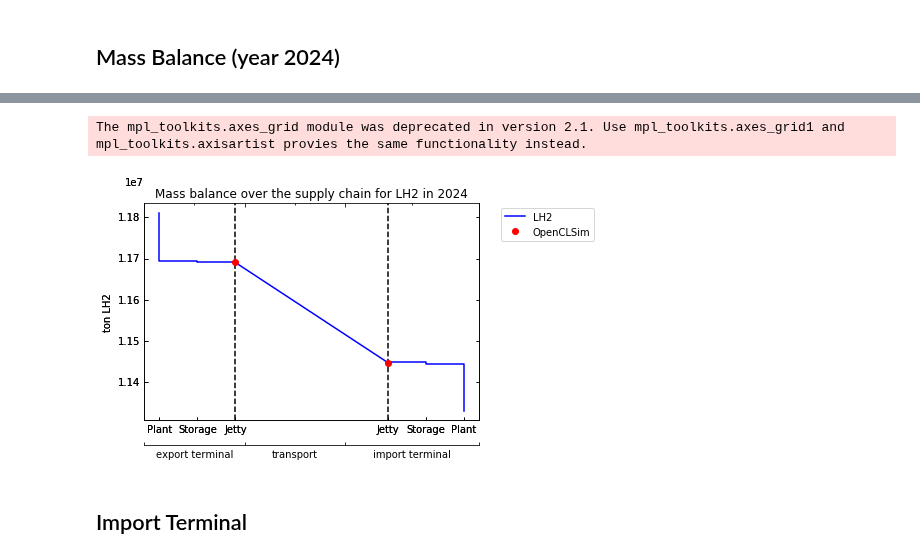
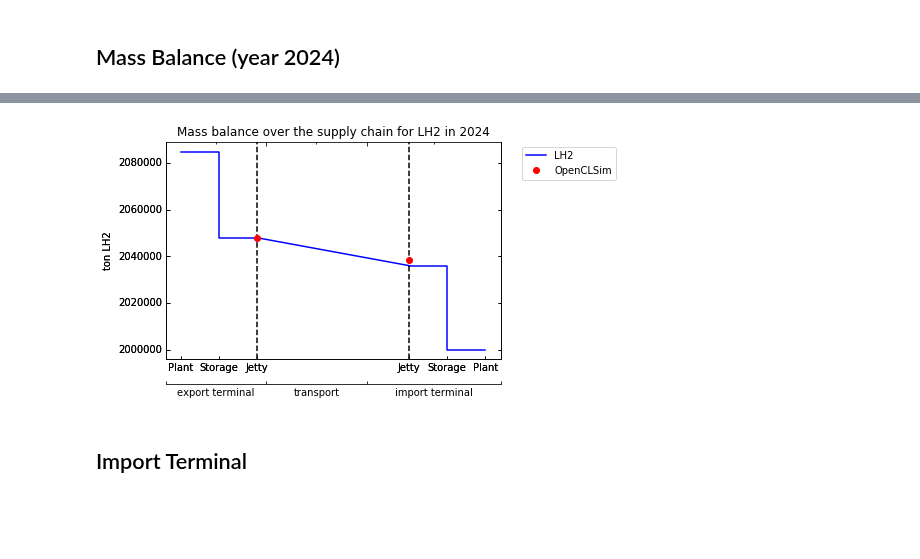
Before and after one commit to TUDelft-CITG/OpenTISim, a Jupyter notebook: notebooks/Example 06 - Supply Chain Export to Import.ipynb, the cells around one changed output, grey strips where cells are left out. Drawn from its saved outputs; the diff is of its cells as text; code cells hidden in the pictures; blank space fills up the shorter version.

Commit message:
The full supply chain and the supply chain from export to import

```diff
--- a/notebooks/Example 06 - Supply Chain Export to Import.ipynb
+++ b/notebooks/Example 06 - Supply Chain Export to Import.ipynb
@@ -325,9 +389,9 @@ The export terminal is dimensioned on the demand that has to go in to the vessel
 supply = []
 for year in years:
     if year < 2025:
-        supply.append(supply1) #(2_000_000 H2)
+        supply.append(demand_export_out) #(2_000_000 H2)
     else:
-        supply.append(supply2) #(4_000_000 H2)
+        supply.append(demand_export_out) #(4_000_000 H2)
 
 throughput_from = pd.DataFrame({'year': years,
                      'volume': supply})
@@ -359,9 +423,9 @@ The import terminal is dimensioned on the demand that has to come out of the rec
 demand = []
 for year in years:
     if year < 2025:
-        demand.append(demand_carrier1) #(2_000_000 H2)
+        demand.append(demand_import_out) #(2_000_000 H2)
     else:
-        demand.append(demand_carrier2) #(4_000_000 H2)
+        demand.append(demand_import_out) #(4_000_000 H2)
 
 #demand = list(npml.repmat(20_000_000,1,len(years))[0])
 throughput_mid = pd.DataFrame({'year': years,
@@ -576,6 +652,10 @@ loadingtime_ship = ((vessel_defaults["call_size"]/vessel_defaults["pump_capacity
 unloadingtime_ship = ((vessel_defaults["call_size"]/vessel_defaults["pump_capacity"]) +vessel_defaults["mooring_time"])*60*60
 velocity_ship = vessel_defaults['avspeed']/3.6 # #25 km/h --> m/s
 losses_ship = vessel_defaults['losses']
+
+if carrier == 'MCH':
+    loadingtime_ship = 2*loadingtime_ship
+    unloadingtime_ship = 2*unloadingtime_ship
 # %% [markdown]
 # Run Terminals and Transport
 # %% [markdown]
@@ -1088,5 +1134,12 @@ Terminal: mid_site, year: 2021, throughput: 0.0
 # %% [markdown]
 ### Create dataframe openCLSim loop
+# %%
+#import terminal
+throughput_online_des, throughput_terminal_in_des ,throughput_online_jetty_in_des, throughput_online_stor_in_des, throughput_online_plant_in_des, throughput_planned, throughput_planned_jetty,throughput_planned_pipej, throughput_planned_storage, throughput_planned_plant, Demand,Demand_plant_in, Demand_storage_in, Demand_jetty_in  =  FG.nodes[supplychain.destination]['terminal'].throughput_elements(year)
+
+
+#export terminal
+throughput_online_or, throughput_terminal_in_or ,throughput_online_jetty_in_or, throughput_online_stor_in_or, throughput_online_plant_in_or, throughput_planned, throughput_planned_jetty,throughput_planned_pipej, throughput_planned_storage, throughput_planned_plant, Demand,Demand_plant_in, Demand_storage_in, Demand_jetty_in  = FG.nodes[supplychain.origin]['terminal'].throughput_elements(year)
 # %%
 df_openclsim = pd.DataFrame(dataframe_openclsim)
 # %% [markdown]
@@ -1095,29 +1240,26 @@ df_openclsim = pd.DataFrame(dataframe_openclsim)
 year = 2024
 
 #import terminal
-throughput_online_des,throughput_online_jetty_des, throughput_planned_des, throughput_planned_jetty_des, \
-            throughput_planned_pipej_des, throughput_planned_storage_des, throughput_planned_plant_des, Demand_des, \
-            Demand_plant_in_des, Demand_storage_in_des, Demand_jetty_in_des = \
-                FG.nodes[supplychain.destination]['terminal'].throughput_elements(year)
+throughput_online_des, throughput_terminal_in_des ,throughput_online_jetty_in_des, throughput_online_stor_in_des, throughput_online_plant_in_des, throughput_planned, throughput_planned_jetty,throughput_planned_pipej, throughput_planned_storage, throughput_planned_plant, Demand,Demand_plant_in, Demand_storage_in, Demand_jetty_in  =  FG.nodes[supplychain.destination]['terminal'].throughput_elements(year)
 
 #export terminal
-throughput_online, throughput_online_jetty, throughput_planned, throughput_planned_jetty, throughput_planned_pipej, throughput_planned_storage, throughput_planned_plant, Demand, Demand_plant_in, Demand_storage_in, Demand_jetty_in = FG.nodes[supplychain.origin]['terminal'].throughput_elements(year)
+throughput_online_or, throughput_terminal_in_or ,throughput_online_jetty_in_or, throughput_online_stor_in_or, throughput_online_plant_in_or, throughput_planned, throughput_planned_jetty,throughput_planned_pipej, throughput_planned_storage, throughput_planned_plant, Demand,Demand_plant_in, Demand_storage_in, Demand_jetty_in  = FG.nodes[supplychain.origin]['terminal'].throughput_elements(year)
 
 #export terminal
-plant_export_in = (throughput_online*(100+(conplant_loss+jetty_loss+storage_loss)))/100
-plant_export_out = (throughput_online*(100+(jetty_loss+storage_loss)))/100
-stor_export_in = (throughput_online*(100+(jetty_loss+storage_loss)))/100
-stor_export_out =(throughput_online*(100+(jetty_loss)))/100
-jetty_export_in = (throughput_online*(100+(jetty_loss)))/100
-jetty_export_out = (throughput_online*(100))/100
+plant_export_in = throughput_online_plant_in_or
+plant_export_out = throughput_online_stor_in_or
+stor_export_in = throughput_online_stor_in_or
+stor_export_out = throughput_online_jetty_in_or
+jetty_export_in = throughput_online_jetty_in_or
+jetty_export_out = throughput_online_or
 
 #import terminal
-jetty_import_in = (throughput_online_des*(100+(recplant_loss+storage_loss+jetty_loss)))/100
-jetty_import_out = (throughput_online_des*(100+(recplant_loss+storage_loss)))/100
-stor_import_in = (throughput_online_des*(100+(recplant_loss+storage_loss)))/100
-stor_import_out = (throughput_online_des*(100+(recplant_loss)))/100
-plant_import_in = (throughput_online_des*(100+(recplant_loss)))/100
-plant_import_out = (throughput_online_des*(100))/100 #LH2 = H2
+jetty_import_in = throughput_online_jetty_in_des
+jetty_import_out = throughput_online_stor_in_des
+stor_import_in = throughput_online_stor_in_des
+stor_import_out = throughput_online_plant_in_des
+plant_import_in = throughput_online_plant_in_des
+plant_import_out = throughput_online_des
 
 #transport
 vessel_in = jetty_export_out
@@ -1155,44 +1297,35 @@ ax1.axvline(x=2, color = 'k', linestyle = 'dashed')
 ax1.axvline(x=6, color = 'k', linestyle = 'dashed')
 
 index_year = df_openclsim[df_openclsim ['year']==2024].index.values
 level_to_site_year = df_openclsim ['level to site'][index_year[0]]
 # print(level_to_site_year )
 # print(throughput_online_jetty)
 #print(level_to_site_year)
 
-ax1.plot(2,throughput_online_jetty, 'ro')
+ax1.plot(2,throughput_online_or, 'ro')
 ax1.plot(6,level_to_site_year, 'ro', label = 'OpenCLSim')
 
 ax1.set_title('Mass balance over the supply chain for LH2 in 2024')
 #ax1.set_ylim(0,2_500_000)
 ax1.legend( bbox_to_anchor=(1.05, 1), loc='upper left')
 #plt.axvline(x=4, ymin =level_to_site, ymax = capacity_from_site, color = 'red', linewidth = 2)
 ax1.yaxis.set_label_text("ton LH2")
 
 ax2 = ax1.twiny()
 offset = 0, -25 # Position of the second axis
 new_axisline = ax2.get_grid_helper().new_fixed_axis
 ax2.axis["bottom"] = new_axisline(loc="bottom", axes=ax2, offset=offset)
 #ax2.axis["top"].set_visible(False)
 
 ax2.set_xticks([0.0, 0.3, 0.6, 1.0])
 ax2.xaxis.set_major_formatter(ticker.NullFormatter())
 ax2.axis["bottom"].minor_ticks.set_ticksize(0)
 ax2.xaxis.set_minor_locator(ticker.FixedLocator([0.15, 0.45, 0.8]))
 ax2.xaxis.set_minor_formatter(ticker.FixedFormatter(['export terminal','transport', 'import terminal']))
 
 plt.show()
-
-# print(plant_export_in, plant_export_out, stor_export_in, stor_export_out, jetty_export_in, jetty_export_out, \
-#       jetty_import_in, jetty_import_out, stor_import_in, stor_import_out, plant_import_in, plant_import_out, \
-#       vessel_in, vessel_out)
-
-# print('the difference between openCLSim and openTISim is:',
-#      'openCLSim =', level_to_site_year,
-#      'openTISim =', jetty_import_in)
 # %% [output]
-The mpl_toolkits.axes_grid module was deprecated in version 2.1. Use mpl_toolkits.axes_grid1 and mpl_toolkits.axisartist provies the same functionality instead.
-[figure, old version]
+[figure, new version]
 # %% [markdown]
 ## Import Terminal
 # %%
```
Also changed, not shown: parts of 23 cells of this notebook, 1 other file.
